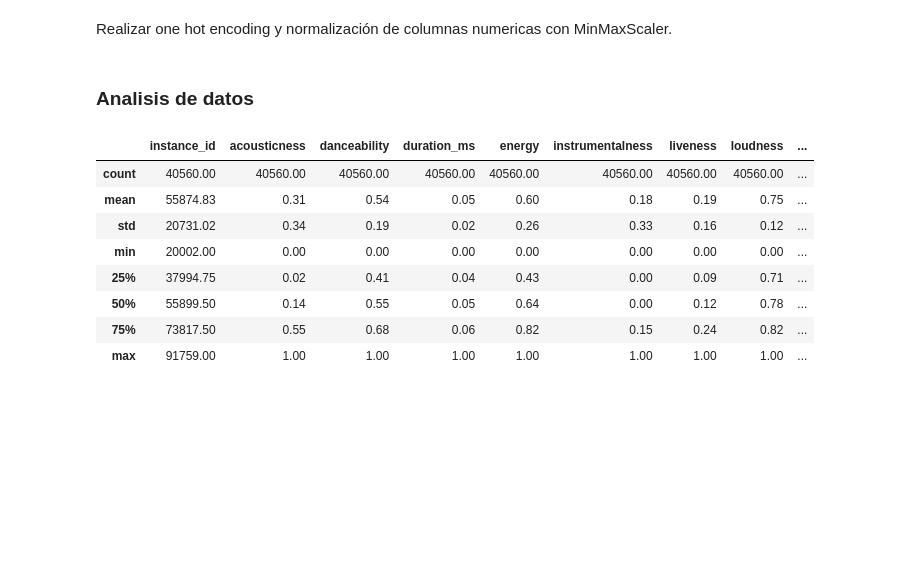
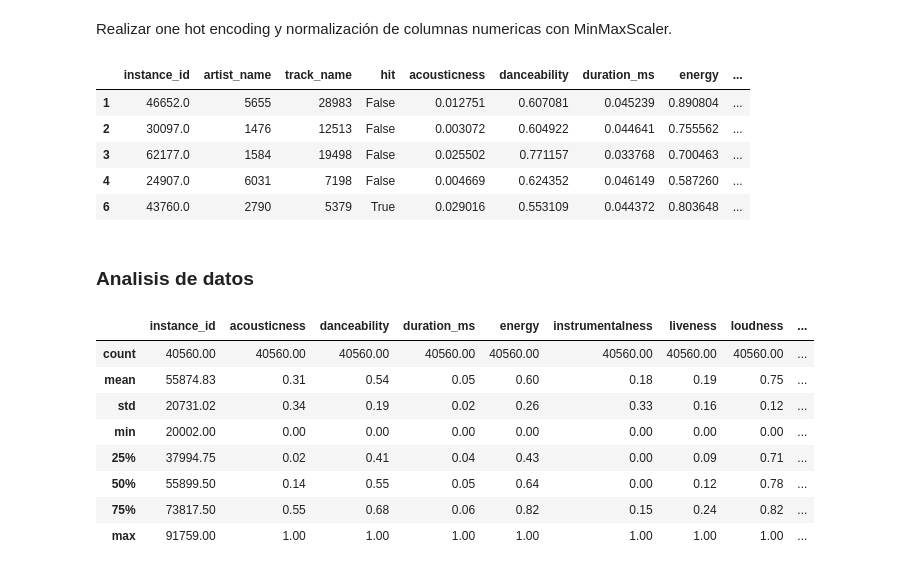
Before and after one commit to taefl/hit-predictor, a Jupyter notebook: E1.ipynb, the cells around one changed output. Drawn from its saved outputs; the diff is of its cells as text; code cells hidden in the pictures; blank space fills up the shorter version.

```diff
--- a/E1.ipynb
+++ b/E1.ipynb
@@ -137,3 +151,12 @@ for column in categorical_columns:
+# %%
+music_genre.head()
+# %% [output]
+|  | instance_id | artist_name | track_name | hit | acousticness | danceability | duration_ms | energy | ... |
+| 1 | 46652.0 | 5655 | 28983 | False | 0.012751 | 0.607081 | 0.045239 | 0.890804 | ... |
+| 2 | 30097.0 | 1476 | 12513 | False | 0.003072 | 0.604922 | 0.044641 | 0.755562 | ... |
+| 3 | 62177.0 | 1584 | 19498 | False | 0.025502 | 0.771157 | 0.033768 | 0.700463 | ... |
+| 4 | 24907.0 | 6031 | 7198 | False | 0.004669 | 0.624352 | 0.046149 | 0.587260 | ... |
+| 6 | 43760.0 | 2790 | 5379 | True | 0.029016 | 0.553109 | 0.044372 | 0.803648 | ... |
 # %% [markdown]
 ### Analisis de datos
 # %%
```
Also changed, not shown: parts of 8 cells of this notebook.
